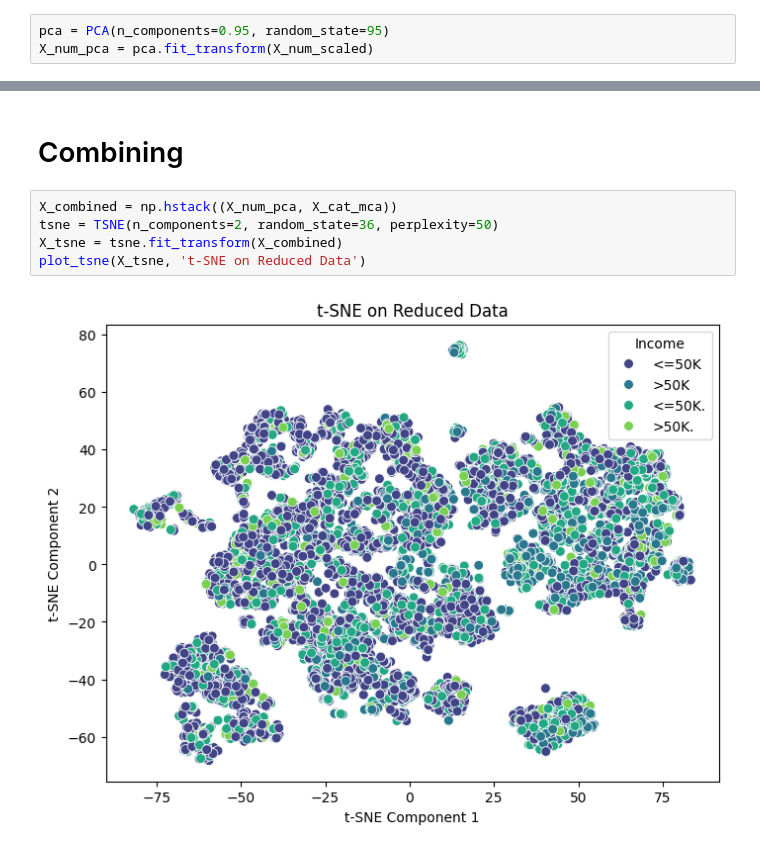
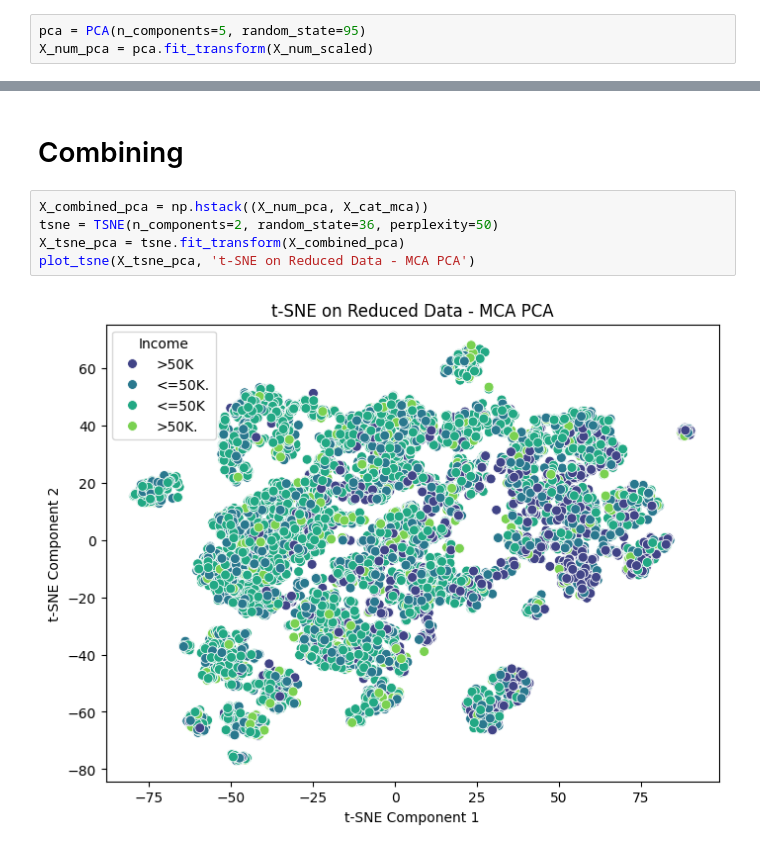
Before and after one commit to yoav-amar/unsupervised_learning_project, a Jupyter notebook: TSNE.ipynb, the cells around one changed output, grey strips where cells are left out. Drawn from its saved outputs; the diff is of its cells as text.

```diff
--- a/TSNE.ipynb
+++ b/TSNE.ipynb
@@ -35,5 +35,5 @@ X_cat_mca = mca.fit_transform(X_ohe)
 # %% [markdown]
 ## PCA
 # %%
-pca = PCA(n_components=0.95, random_state=95)
+pca = PCA(n_components=5, random_state=95)
 X_num_pca = pca.fit_transform(X_num_scaled)
@@ -68,9 +78,9 @@ plot_tsne(X_tsne_mca, 't-SNE on MCA-Reduced Data')
 # %% [markdown]
 # Combining
 # %%
-X_combined = np.hstack((X_num_pca, X_cat_mca))
+X_combined_pca = np.hstack((X_num_pca, X_cat_mca))
 tsne = TSNE(n_components=2, random_state=36, perplexity=50)
-X_tsne = tsne.fit_transform(X_combined)
-plot_tsne(X_tsne, 't-SNE on Reduced Data')
+X_tsne_pca = tsne.fit_transform(X_combined_pca)
+plot_tsne(X_tsne_pca, 't-SNE on Reduced Data - MCA PCA')
 # %% [output]
-[figure, old version]
+[figure, new version]
```
Also changed, not shown: parts of 19 cells of this notebook, 2 other files.
